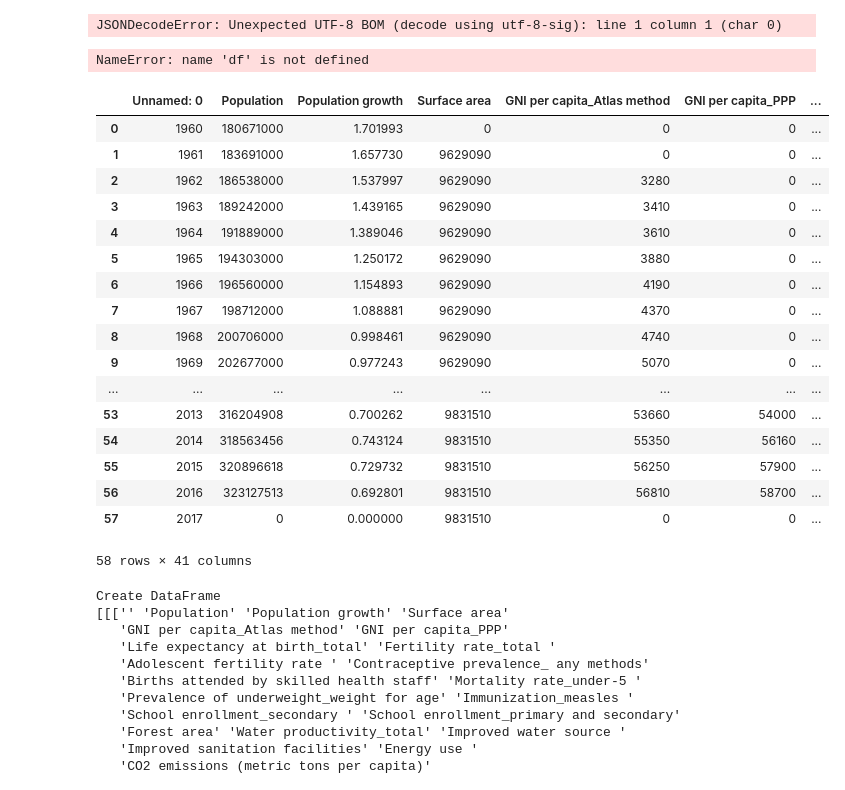
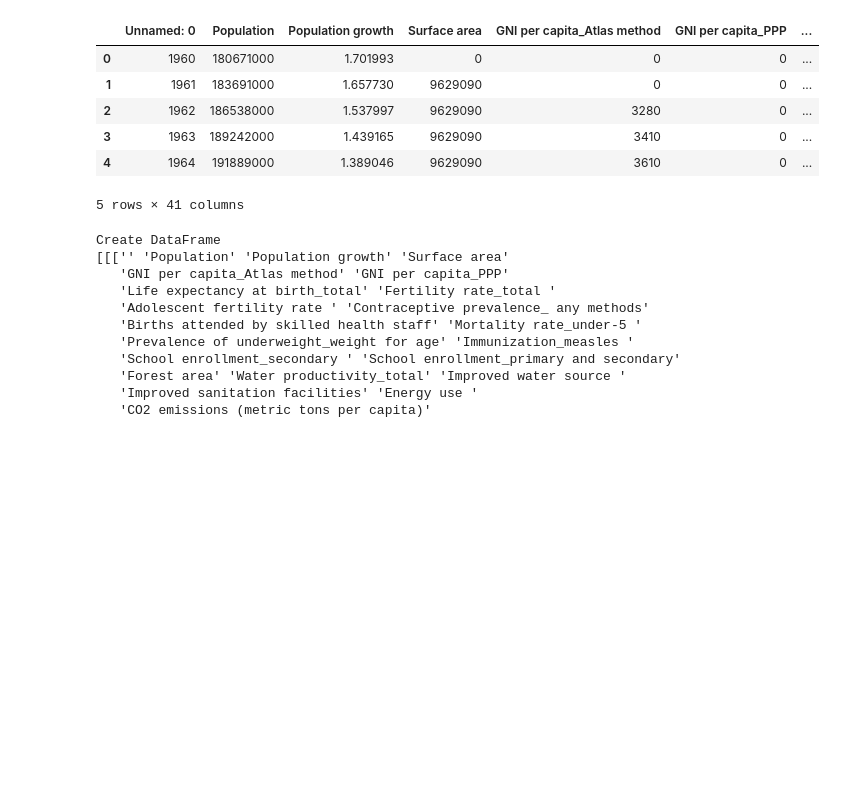
Before and after one commit to SocialWeather/SocialWeather, a Jupyter notebook: Jiexiao's 2 database.ipynb, the cells around one changed output. Drawn from its saved outputs; the diff is of its cells as text; code cells hidden in the pictures; blank space fills up the shorter version.

```diff
--- a/Jiexiao's 2 database.ipynb
+++ b/Jiexiao's 2 database.ipynb
@@ -14,38 +1,18 @@ from influxdb import InfluxDBClient
-# %%
-with urllib.request.urlopen("http://api.worldbank.org/v2/incomeLevels") as url:data = json.loads(url.read().decode())
-# %% [output]
-JSONDecodeError: Unexpected UTF-8 BOM (decode using utf-8-sig): line 1 column 1 (char 0)
-# %%
-df.to_csv("worldbank.csv",index=False)
-display(df)
-# %% [output]
-NameError: name 'df' is not defined
 # %%
 import pandas as pd
 import numpy as np
 # %%
 df = pd.read_csv('worldbank.csv')
 # %%
-df
+df[0:5]
 # %% [output]
 |  | Unnamed: 0 | Population | Population growth | Surface area | GNI per capita_Atlas method | GNI per capita_PPP | ... |
 | 0 | 1960 | 180671000 | 1.701993 | 0 | 0 | 0 | ... |
 | 1 | 1961 | 183691000 | 1.657730 | 9629090 | 0 | 0 | ... |
 | 2 | 1962 | 186538000 | 1.537997 | 9629090 | 3280 | 0 | ... |
 | 3 | 1963 | 189242000 | 1.439165 | 9629090 | 3410 | 0 | ... |
 | 4 | 1964 | 191889000 | 1.389046 | 9629090 | 3610 | 0 | ... |
-| 5 | 1965 | 194303000 | 1.250172 | 9629090 | 3880 | 0 | ... |
-| 6 | 1966 | 196560000 | 1.154893 | 9629090 | 4190 | 0 | ... |
-| 7 | 1967 | 198712000 | 1.088881 | 9629090 | 4370 | 0 | ... |
-| 8 | 1968 | 200706000 | 0.998461 | 9629090 | 4740 | 0 | ... |
-| 9 | 1969 | 202677000 | 0.977243 | 9629090 | 5070 | 0 | ... |
-| ... | ... | ... | ... | ... | ... | ... | ... |
-| 53 | 2013 | 316204908 | 0.700262 | 9831510 | 53660 | 54000 | ... |
-| 54 | 2014 | 318563456 | 0.743124 | 9831510 | 55350 | 56160 | ... |
-| 55 | 2015 | 320896618 | 0.729732 | 9831510 | 56250 | 57900 | ... |
-| 56 | 2016 | 323127513 | 0.692801 | 9831510 | 56810 | 58700 | ... |
-| 57 | 2017 | 0 | 0.000000 | 9831510 | 0 | 0 | ... |
-58 rows × 41 columns
+5 rows × 41 columns
 # %%
 import pandas as pd
 import argparse
```
Also changed, not shown: parts of 3 cells of this notebook.
